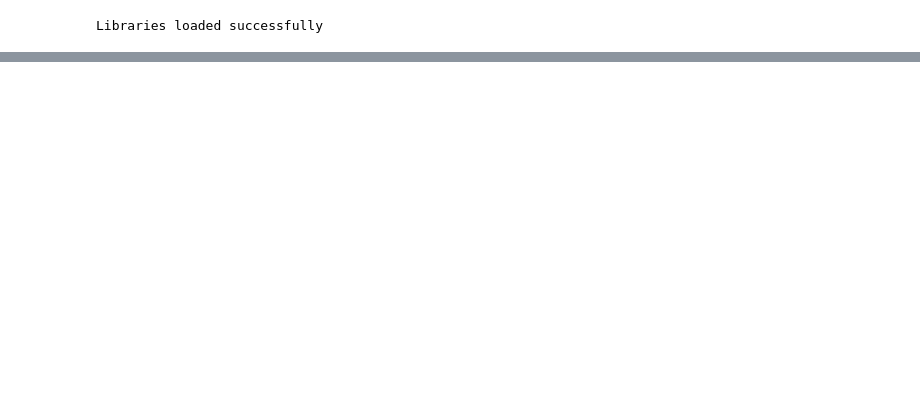
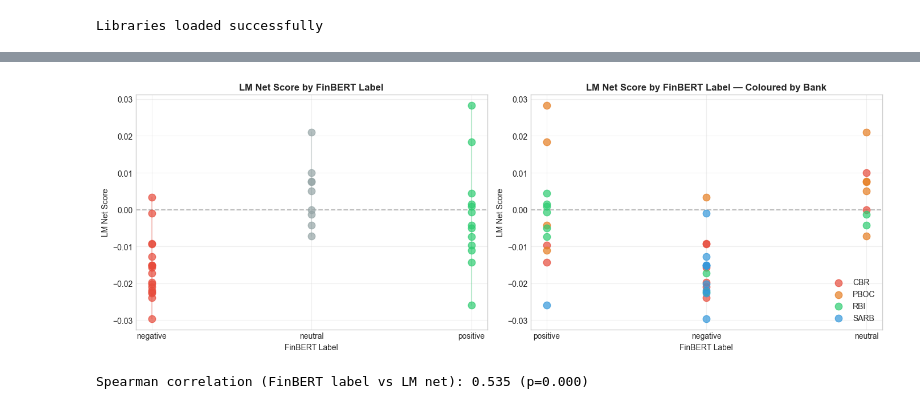
Before and after one commit to Aadhi0105/BRICS-Trade-Labour-Portfolio, a Jupyter notebook: 05_monetary_policy_sentiment/notebook_2_sentiment.ipynb, the cells around one changed output, grey strips where cells are left out. Drawn from its saved outputs; the diff is of its cells as text; code cells hidden in the pictures; blank space fills up the shorter version.

Commit message:
Add Project 5 Notebook 2: LM sentiment analysis and FinBERT robustness check

```diff
--- a/05_monetary_policy_sentiment/notebook_2_sentiment.ipynb
+++ b/05_monetary_policy_sentiment/notebook_2_sentiment.ipynb
@@ -196,0 +538,18 @@ Duplicates per bank:
+# %%
+import subprocess
+subprocess.run(["pip3", "install", "transformers", "torch"],
+               capture_output=True)
+
+from transformers import pipeline
+import warnings
+warnings.filterwarnings('ignore')
+
+print("Loading FinBERT model...")
+finbert = pipeline(
+    "text-classification",
+    model="ProsusAI/finbert",
+    tokenizer="ProsusAI/finbert",
+    truncation=True,
+    max_length=512
+)
+print("Model loaded.")
@@ -196,0 +660,56 @@ Duplicates per bank:
+# %%
+fig, axes = plt.subplots(1, 2, figsize=(14, 5))
+
+# Plot 1 — LM net score by FinBERT label
+label_order = ['negative', 'neutral', 'positive']
+label_colors = {'negative': '#e74c3c', 'neutral': '#95a5a6', 'positive': '#2ecc71'}
+
+for label in label_order:
+    subset = results_df[results_df['finbert_label'] == label]
+    axes[0].scatter(
+        [label] * len(subset),
+        subset['lm_net'],
+        color=label_colors[label],
+        alpha=0.7, s=80, zorder=3
+    )
+    axes[0].plot(
+        [label, label],
+        [subset['lm_net'].min(), subset['lm_net'].max()],
+        color=label_colors[label], alpha=0.3
+    )
+
+axes[0].axhline(0, color='gray', linestyle='--', alpha=0.5)
+axes[0].set_title('LM Net Score by FinBERT Label', fontweight='bold')
+axes[0].set_xlabel('FinBERT Label')
+axes[0].set_ylabel('LM Net Score')
+axes[0].grid(True, alpha=0.3)
+
+# Plot 2 — LM net score by FinBERT label, coloured by bank
+for bank in ['CBR', 'PBOC', 'RBI', 'SARB']:
+    subset = results_df[results_df['central_bank'] == bank]
+    axes[1].scatter(
+        subset['finbert_label'],
+        subset['lm_net'],
+        color=colors[bank],
+        alpha=0.7, s=80, label=bank, zorder=3
+    )
+
+axes[1].axhline(0, color='gray', linestyle='--', alpha=0.5)
+axes[1].set_title('LM Net Score by FinBERT Label — Coloured by Bank', fontweight='bold')
+axes[1].set_xlabel('FinBERT Label')
+axes[1].set_ylabel('LM Net Score')
+axes[1].legend()
+axes[1].grid(True, alpha=0.3)
+
+plt.tight_layout()
+plt.savefig('data/lm_vs_finbert.png', dpi=150, bbox_inches='tight')
+plt.show()
+
+# Agreement metric
+from scipy import stats
+label_numeric = results_df['finbert_label'].map({'negative': -1, 'neutral': 0, 'positive': 1})
+corr, pval = stats.spearmanr(label_numeric, results_df['lm_net'])
+print(f"Spearman correlation (FinBERT label vs LM net): {corr:.3f} (p={pval:.3f})")
+# %% [output]
+[figure, added]
+Spearman correlation (FinBERT label vs LM net): 0.535 (p=0.000)
```
Also changed, not shown: parts of 30 cells of this notebook.
